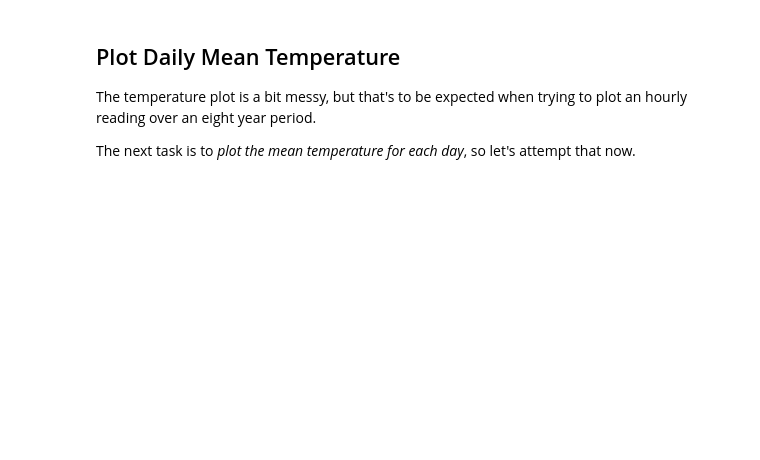
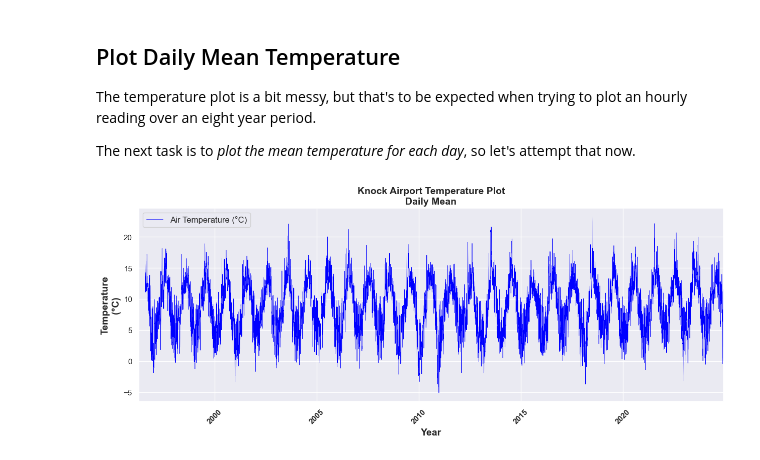
Before and after one commit to JBnkn/4369-programming-for-data-analytics, a Jupyter notebook: Assignments/assignment_6_Weather.ipynb, the cells around one changed output. Cells and saved outputs as stored; diff of their text form; code cells hidden in the pictures; blank space fills up the shorter version.

```diff
--- a/Assignments/assignment_6_Weather.ipynb
+++ b/Assignments/assignment_6_Weather.ipynb
@@ -90,3 +90,20 @@ plt.show()
 The temperature plot is a bit messy, but that's to be expected when trying to plot an hourly reading over an eight year period.
 
 The next task is to *plot the mean temperature for each day*, so let's attempt that now.
+# %%
+df.set_index('date', inplace=True) # setting datetime column as index
+
+daily_mean = df['temp'].resample('D').mean() # use index column to gather daily mean of temp column and return series
+
+# use series to plot
+plt.figure(figsize=(15, 5))
+daily_mean.plot(kind='line', label='Air Temperature (°C)', color='blue', linewidth=0.5)
+plt.title('Knock Airport Temperature Plot\nDaily Mean', fontsize=14, weight='bold')
+plt.xlabel('Year', fontsize=14, weight='bold')
+plt.ylabel('Temperature\n(°C)', fontsize=14, weight='bold')
+plt.legend(fontsize=12)
+plt.xticks(rotation=45, weight='bold')
+plt.grid(True)
+plt.show()
+# %% [output]
+[figure, added]
```
Also changed, not shown: parts of 3 cells of this notebook.
